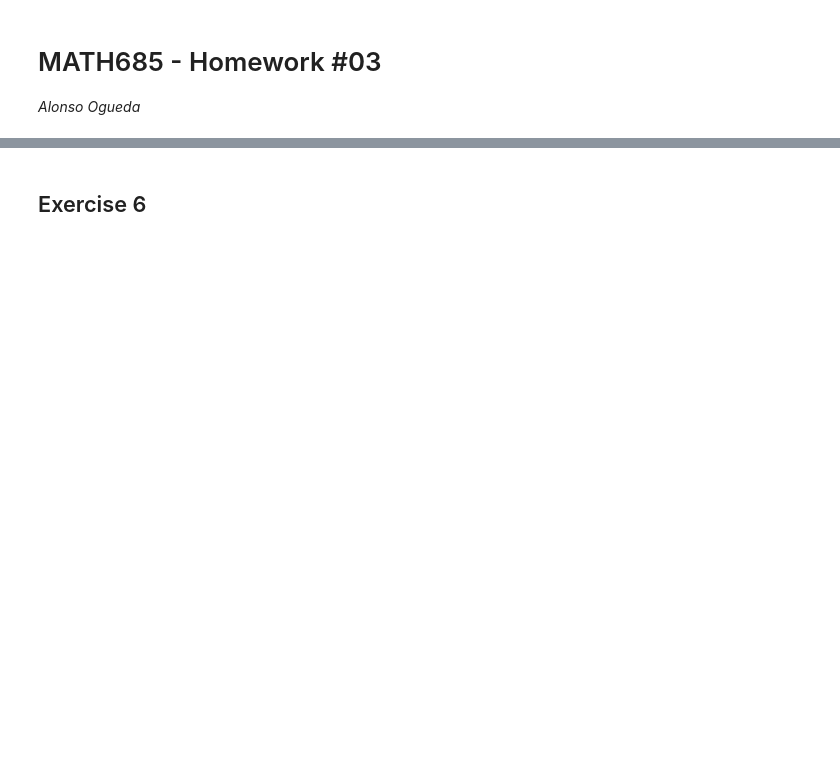
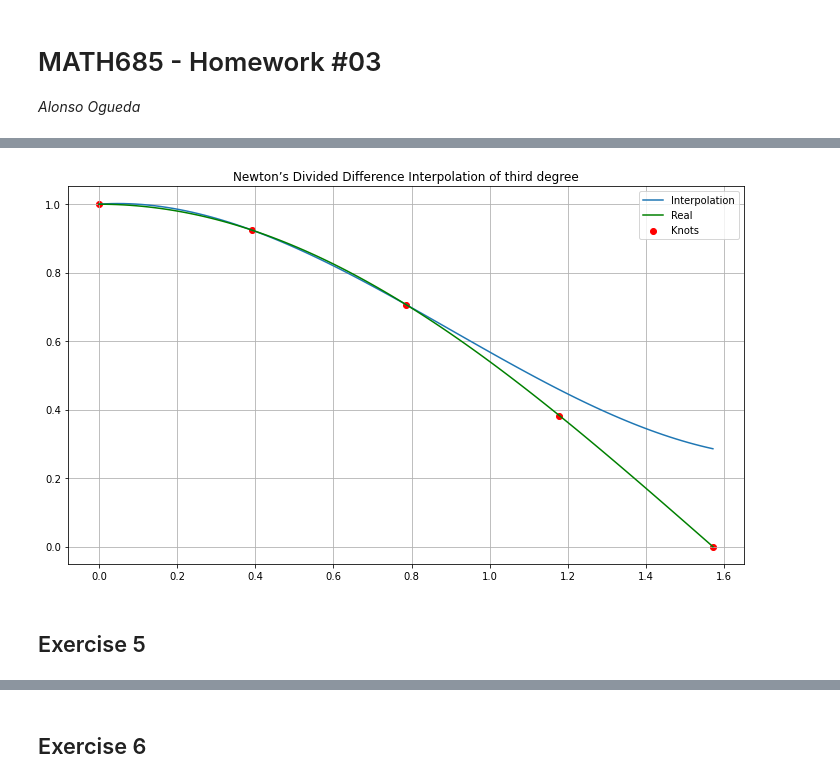
Before and after one commit to aoguedao/math685_numerical_analysis, a Jupyter notebook: assignments/hwk03.ipynb, the cells around one changed output, grey strips where cells are left out. Saved outputs shown, nothing was run; the diff lists cells and outputs as text; code cells hidden in the pictures; blank space fills up the shorter version.

```diff
--- a/assignments/hwk03.ipynb
+++ b/assignments/hwk03.ipynb
@@ -6,0 +18,28 @@ _Alonso Ogueda_
+# %%
+def p3(x):
+    x0, x1, x2 = 0, np.pi / 8, np.pi / 4
+    y0 = 1
+    y01 = (np.sqrt(2 + np.sqrt(2)) - 2) / (np.pi / 4)
+    y012 = (np.sqrt(2) - 2 * np.sqrt(2 + np.sqrt(2)) + 2) / ((np.pi / 4) ** 2)
+    y0123 = 2 ** 7 / (3 * np.pi * 3) * (-2 -3 * np.sqrt(2) + 3 * np.sqrt(2 + np.sqrt(2)) + np.sqrt(2 - np.sqrt(2)))
+    values = y0 + (x - x0) * y01 + (x - x0) * (x - x1) * y012 + (x - x0) * (x - x1) * (x - x2) * y0123
+    return values
+# %%
+x_knots = np.array([0, np.pi / 8, np.pi / 4, 3 * np.pi / 8, np.pi / 2])
+y_knots = np.cos(x_knots)
+x_array = np.linspace(0, np.pi / 2, 100)
+y_array = p3(x_array)
+fig, ax = plt.subplots(figsize=(10, 6))
+ax.plot(x_array, y_array, label="Interpolation")
+ax.plot(x_array, np.cos(x_array), color="green", label="Real")
+ax.scatter(x_knots, y_knots, color="r", label="Knots")
+ax.grid()
+ax.legend()
+ax.set_title("Newton’s Divided Difference Interpolation of third degree")
+fig.tight_layout()
+# plt.savefig(images_path / "exercise07.png", dpi=300)
+fig.show()
+# %% [output]
+[figure, added]
+# %% [markdown]
+## Exercise 5
```
Also changed, not shown: parts of 16 cells of this notebook.
